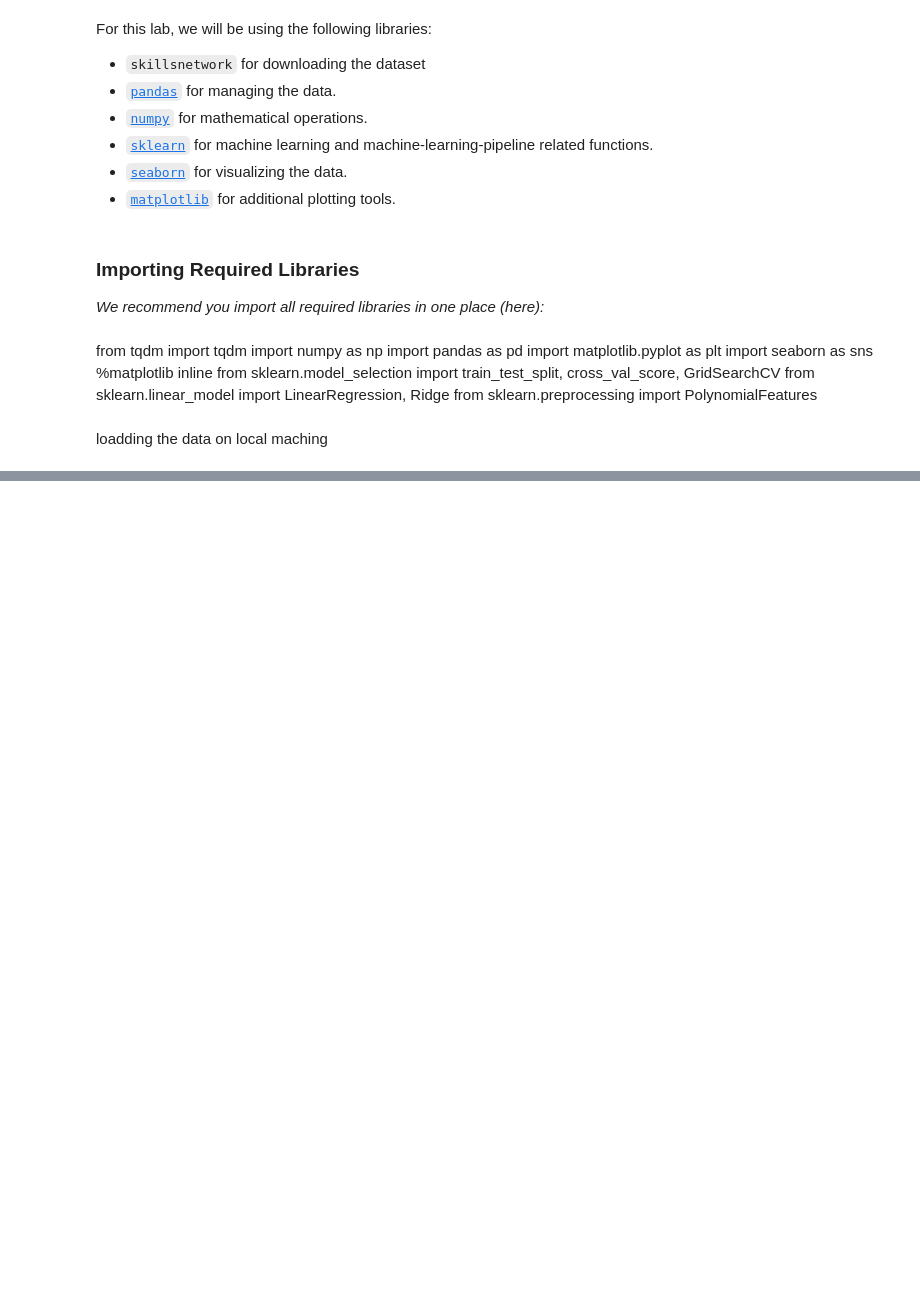
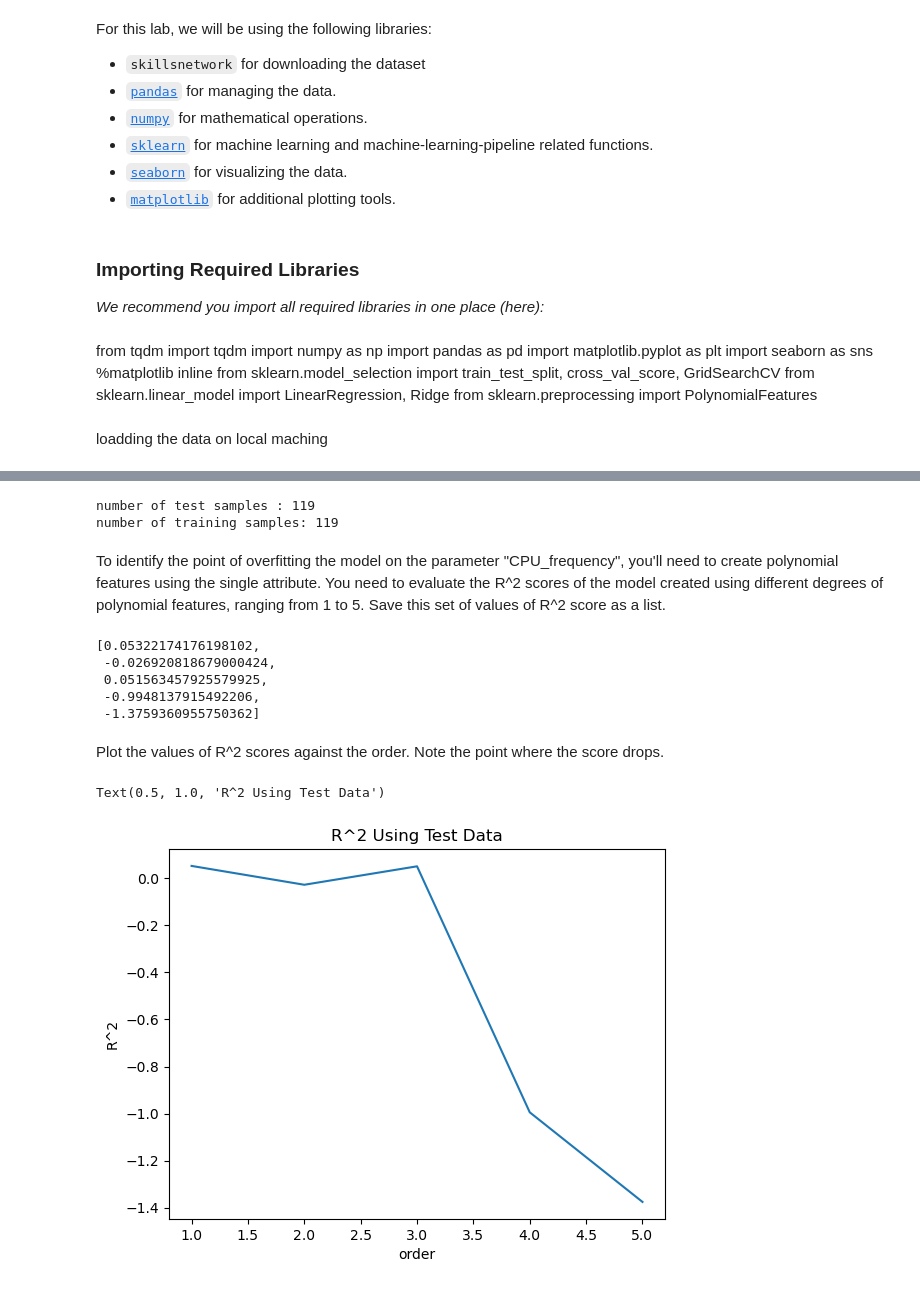
Before and after one commit to TechLateef/Model_evaluation, a Jupyter notebook: Model_evalution_laptop_price.ipynb, the cells around one changed output, grey strips where cells are left out. Drawn from its saved outputs; the diff is of its cells as text; code cells hidden in the pictures; blank space fills up the shorter version.

Commit message:
Added model evaluation for laptop data

```diff
--- a/Model_evalution_laptop_price.ipynb
+++ b/Model_evalution_laptop_price.ipynb
@@ -50,0 +68,3 @@ file = df.to_csv('laptops.csv')
+# %%
+y_data = df['Price']
+y_data
@@ -50,0 +84,2 @@ file = df.to_csv('laptops.csv')
+# %%
+x_data = df.drop(['Price'], axis=1)
@@ -50,0 +117,39 @@ file = df.to_csv('laptops.csv')
+# %%
+x_train, x_test, y_train, y_test = train_test_split(x_data[['CPU_frequency']], y_data, test_size=0.50, random_state=0)
+print("number of test samples :", x_test.shape[0])
+print("number of training samples:",x_train.shape[0])
+# %% [output]
+number of test samples : 119
+number of training samples: 119
+# %% [markdown]
+To identify the point of overfitting the model on the parameter "CPU_frequency", you'll need to create polynomial features using the single attribute. You need to evaluate the R^2 scores of the model created using different degrees of polynomial features, ranging from 1 to 5. Save this set of values of R^2 score as a list.
+# %%
+order = [1,2,3,4,5]
+lre = LinearRegression()
+Rsqu_test = []
+for n in degrees:
+
+    pr = PolynomialFeatures(degree=n)
+    x_train_pr = pr.fit_transform(x_train[['CPU_frequency']])
+    x_test_pr = pr.fit_transform(x_test[['CPU_frequency']])
+    lre.fit(x_train_pr, y_train)
+    Rsqu_test.append(lre.score(x_test_pr, y_test))
+# %%
+Rsqu_test
+# %% [output]
+[0.05322174176198102,
+ -0.026920818679000424,
+ 0.051563457925579925,
+ -0.9948137915492206,
+ -1.3759360955750362]
+# %% [markdown]
+Plot the values of R^2 scores against the order. Note the point where the score drops.
+# %%
+plt.plot(order, Rsqu_test)
+plt.xlabel('order')
+plt.ylabel('R^2')
+plt.title('R^2 Using Test Data')
+# plt.legend('d')
+# %% [output]
+Text(0.5, 1.0, 'R^2 Using Test Data')
+[figure, added]
```
Also changed, not shown: parts of 28 cells of this notebook, 1 other file.
